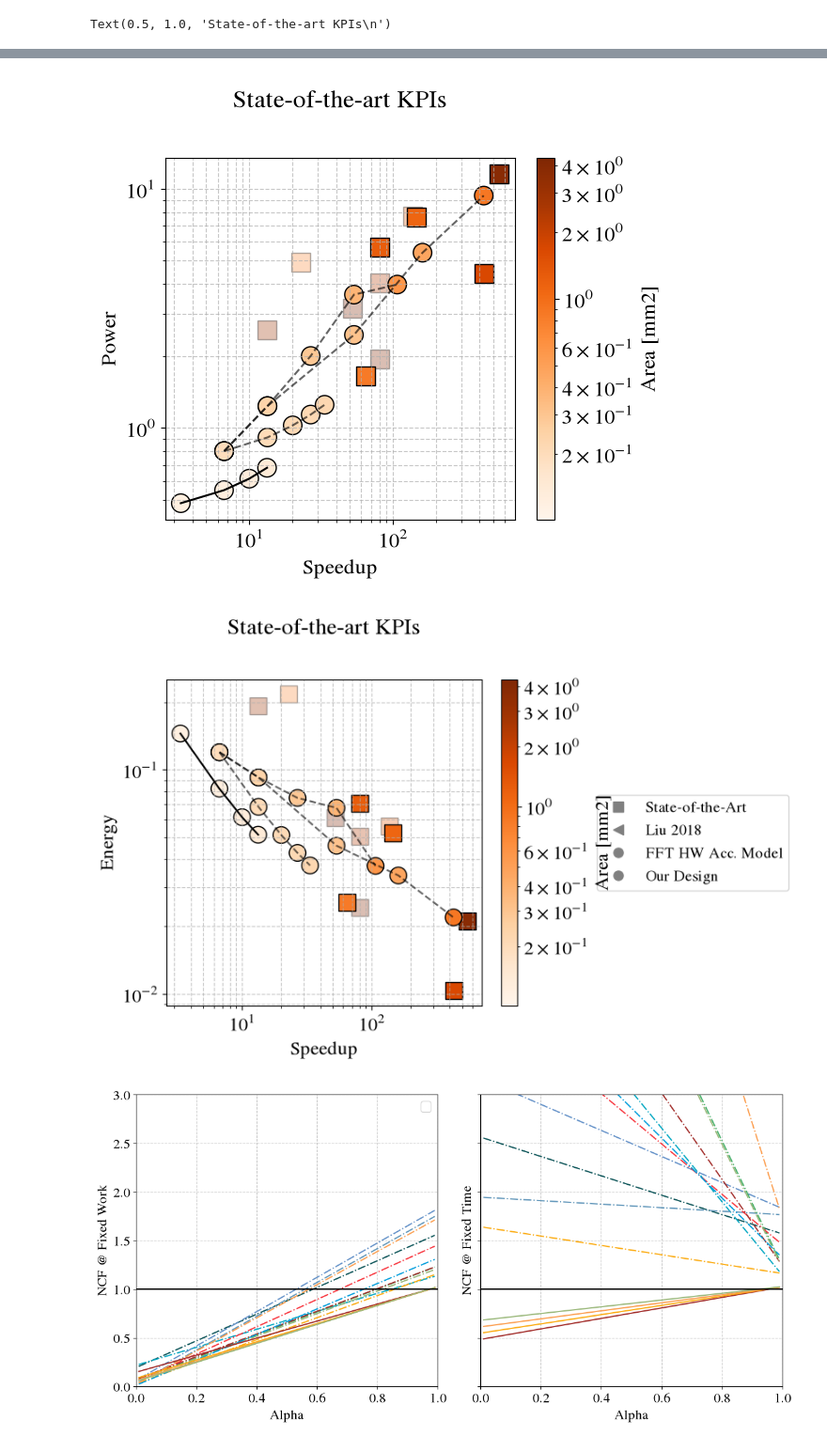
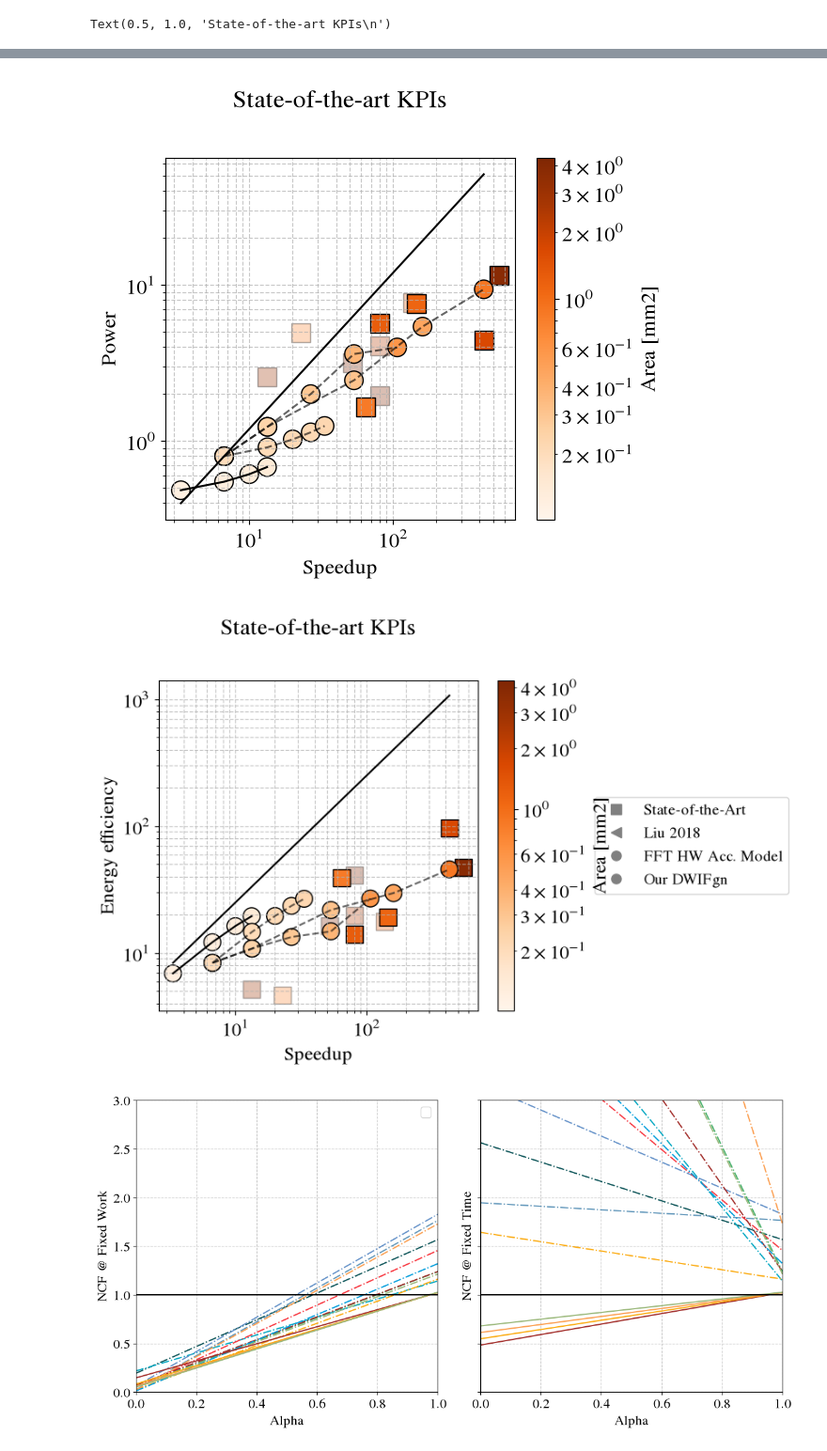
Before and after one commit to PolMaistriaux/IoT_Node_Modeling, a Jupyter notebook: Test_new_applications/Notebook_ASI_Framework.ipynb, the cells around one changed output, grey strips where cells are left out. Shown at 94% size. Drawn from its saved outputs; the diff is of its cells as text; code cells hidden in the pictures.

```diff
--- a/Test_new_applications/Notebook_ASI_Framework.ipynb
+++ b/Test_new_applications/Notebook_ASI_Framework.ipynb
@@ -257,7 +257,7 @@ max_usable_speedup = 10
 soa_only_last_one =True
 # %%
 
-alpha_studied = np.linspace(0.01, 1, 100,endpoint=False)
+alpha_studied = np.linspace(0.0001, 1, 100,endpoint=True)
 
 # ----------------------------------------------------------------------
 # 2a. DERIVE RATIOS
@@ -347,11 +347,12 @@ markersize = 200
 soa_patch      = mlines.Line2D([], [], color='gray', marker="s", markersize=8, linewidth=0, label='State-of-the-Art')
 soa_pt_patch   = mlines.Line2D([], [], color='gray', marker="<", markersize=8, linewidth=0, label='Liu 2018')
 model_patch    = mlines.Line2D([], [], color='gray', marker="o", markersize=8, linewidth=0, label='FFT HW Acc. Model')
-our_patch      = mlines.Line2D([], [], color='gray', marker="o", markersize=8, linewidth=0, label='Our Design')
+our_patch      = mlines.Line2D([], [], color='gray', marker="o", markersize=8, linewidth=0, label='Our DWIFgn')
 
 fig, ax = plt.subplots(1,1, figsize=(6, 5))
 
 
+ax.plot([np.min(theor_Speedup) , np.max(soa_pt_speedup_ratio)]   , [np.min(theor_Area), np.min(theor_Area)/np.min(theor_speedup_ratio) * np.max(soa_pt_speedup_ratio)]   , color = "black")
 ax.plot(our_Speedup    , our_Area  , color = "black")
 sc = ax.scatter(soa_pt_Speedup, soa_pt_Area, s=markersize , c= soa_pt_Energy,  cmap='RdYlGn_r', vmin =np.min(soa_Energy)   ,vmax = np.max(pipe_theor_Energy),  marker = '<', edgecolors="black",label="Liu 2018"        ,alpha=1               )  #s=soa_pt_Power*4e12
 sc = ax.scatter(our_Speedup   , our_Area   , s=markersize , c= our_Energy   ,  cmap='RdYlGn_r', vmin =np.min(soa_Energy)   ,vmax = np.max(pipe_theor_Energy),  marker = 'o', edgecolors="black",label="Our Approach"    ,alpha=1              )  #s=our_Power*4e12
@@ -385,6 +386,7 @@ fig, ax = plt.subplots(1,1, figsize=(6, 5))
 
 normArea = colors.LogNorm(vmin=theor_Area.min(), vmax=soa_Area.max())
 
+ax.plot([np.min(theor_Speedup) , np.max(soa_pt_speedup_ratio)]   , [np.min(theor_power_ratio), np.min(theor_power_ratio)/np.min(theor_Speedup) * np.max(soa_pt_speedup_ratio)]   , color = "black")
 ax.plot(our_Speedup    , our_power_ratio  , color = "black")
 sc = ax.scatter(soa_pt_Speedup, soa_pt_power_ratio, s=markersize , c= soa_pt_Area,  norm=normArea, cmap='Oranges', marker = '<', edgecolors="black",label="Liu 2018"                                ) # s=soa_pt_Area*2e3
 sc = ax.scatter(our_Speedup   , our_power_ratio   , s=markersize , c= our_Area   ,  norm=normArea, cmap='Oranges', marker = 'o', edgecolors="black",label="Our Approach"                            ) # s=our_Area*2e3
@@ -416,20 +418,21 @@ ax.set_title('State-of-the-art KPIs\n')
 ######################################################################################################################
 fig, ax = plt.subplots(1,1, figsize=(6, 5))
 
-ax.plot(our_Speedup    , our_energy_ratio  , color = "black")
-sc = ax.scatter(soa_pt_Speedup, soa_pt_energy_ratio, s = markersize , c= soa_pt_Area ,norm=normArea,  cmap='Oranges',  marker = '<', edgecolors="black", label="Liu 2018"                                ) #s=soa_pt_Area*2e3
-sc = ax.scatter(our_Speedup   , our_energy_ratio   , s = markersize , c= our_Area    ,norm=normArea,  cmap='Oranges',  marker = 'o', edgecolors="black", label="Our Approach"                            ) #s=our_Area*2e3
+ax.plot([np.min(theor_speedup_ratio) , np.max(soa_pt_speedup_ratio)]   , [np.min(1/theor_energy_ratio), np.min(1/theor_energy_ratio)/np.min(theor_speedup_ratio) * np.max(soa_pt_speedup_ratio)]   , color = "black")
+ax.plot(our_Speedup    , 1/our_energy_ratio  , color = "black")
+sc = ax.scatter(soa_pt_Speedup, 1/soa_pt_energy_ratio, s = markersize , c= soa_pt_Area ,norm=normArea,  cmap='Oranges',  marker = '<', edgecolors="black", label="Liu 2018"                                ) #s=soa_pt_Area*2e3
+sc = ax.scatter(our_Speedup   , 1/our_energy_ratio   , s = markersize , c= our_Area    ,norm=normArea,  cmap='Oranges',  marker = 'o', edgecolors="black", label="Our Approach"                            ) #s=our_Area*2e3
 
 for i in range(len(soA_techNode)):
     if soa_NFFT[i] == nFFT:
-        sc = ax.scatter(soa_Speedup[i]   , soa_energy_ratio[i]   , s = markersize , c= soa_Area[i]    ,norm=normArea,  cmap='Oranges',  marker = 's', edgecolors="black", label="State-of-the-Art", alpha = 1) #s=soa_Area*2e3
+        sc = ax.scatter(soa_Speedup[i]   , 1/soa_energy_ratio[i]   , s = markersize , c= soa_Area[i]    ,norm=normArea,  cmap='Oranges',  marker = 's', edgecolors="black", label="State-of-the-Art", alpha = 1) #s=soa_Area*2e3
     elif (plot_scaled_fft_size==1):
-       sc = ax.scatter(soa_Speedup[i]   , soa_energy_ratio[i]   , s = markersize , c= soa_Area[i]    ,norm=normArea,  cmap='Oranges',  marker = 's', edgecolors="black", label="State-of-the-Art", alpha = alpha_not_fft_size) #s=soa_Area*2e3
+       sc = ax.scatter(soa_Speedup[i]   , 1/soa_energy_ratio[i]   , s = markersize , c= soa_Area[i]    ,norm=normArea,  cmap='Oranges',  marker = 's', edgecolors="black", label="State-of-the-Art", alpha = alpha_not_fft_size) #s=soa_Area*2e3
 
 for i in analysis_Mem_type:
     for j in range(3):
-        ax.plot(theor_Speedup[j,:,i], theor_energy_ratio[j,:,i], color = 'black', alpha=0.6, linestyle ='--')
-        sc = ax.scatter(    theor_Speedup[j,:,i],     theor_energy_ratio[j,:,i], s = markersize ,norm=normArea, c=     theor_Area[j,:,i],  cmap='Oranges',   alpha=1, marker = 'o', edgecolors="black") # s=    theor_Area[j,:,i]*2e3
+        ax.plot(theor_Speedup[j,:,i], 1/theor_energy_ratio[j,:,i], color = 'black', alpha=0.6, linestyle ='--')
+        sc = ax.scatter(    theor_Speedup[j,:,i],     1/theor_energy_ratio[j,:,i], s = markersize ,norm=normArea, c=     theor_Area[j,:,i],  cmap='Oranges',   alpha=1, marker = 'o', edgecolors="black") # s=    theor_Area[j,:,i]*2e3
 
 fig.colorbar(sc, ax=ax, label='Area [mm2]', location='right')
 
@@ -439,7 +442,7 @@ ax.legend(handles=[soa_patch, soa_pt_patch, model_patch, our_patch],fontsize = 1
 ax.set_yscale('log')
 ax.set_xscale('log')
 ax.grid(True, which='both', linestyle='--', alpha=0.7)
-ax.set_ylabel('Energy')
+ax.set_ylabel('Energy efficiency')
 ax.set_xlabel('Speedup')
 ax.set_title('State-of-the-art KPIs\n')
 # %% [output]
@@ -448,5 +451,5 @@ Text(0.5, 1.0, 'State-of-the-art KPIs\n')
-[figure, old version]
+[figure, new version]
-[figure, old version]
+[figure, new version]
 # %%
 plot_soa   = 1
 plot_our   = 1
```
Also changed, not shown: parts of 10 cells of this notebook, 2 other files.
